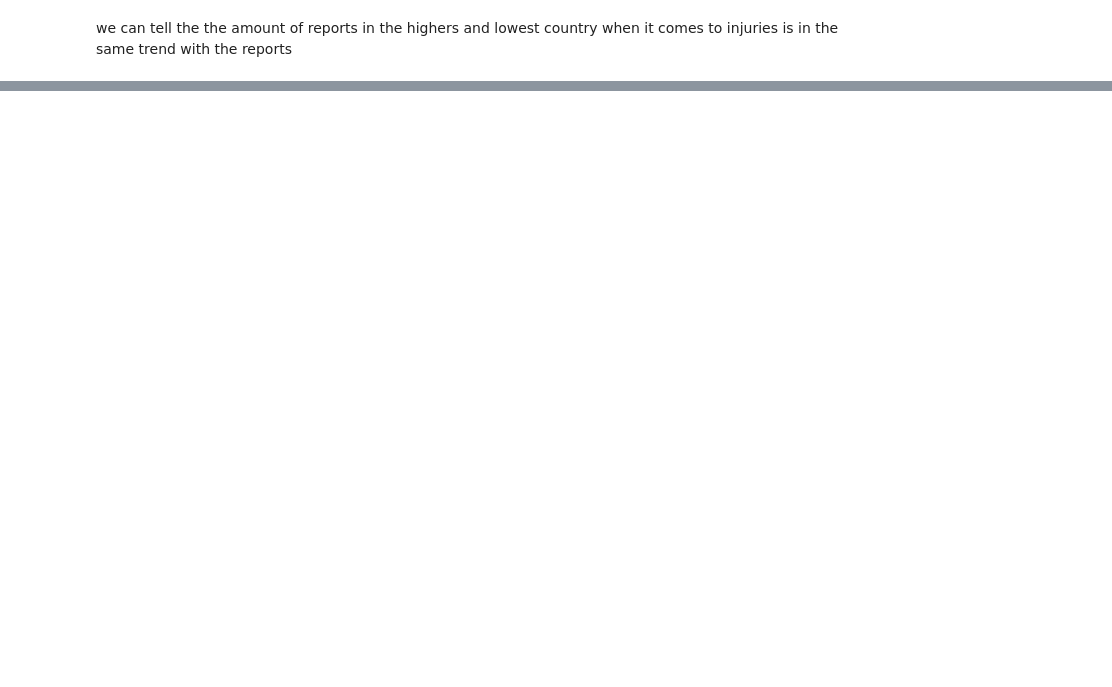
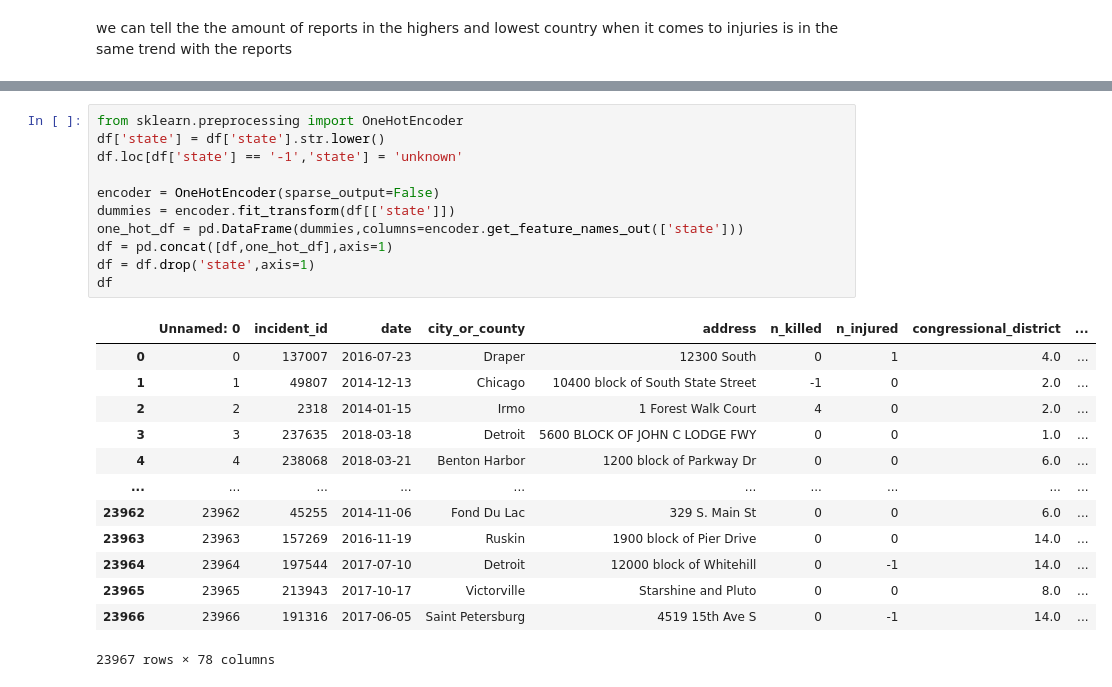
Before and after one commit to benmoyal1/data_science_lab, a Jupyter notebook: week1/lab_week_one.ipynb, the cells around one changed output, grey strips where cells are left out. Drawn from its saved outputs; the diff is of its cells as text; blank space fills up the shorter version.

```diff
--- a/week1/lab_week_one.ipynb
+++ b/week1/lab_week_one.ipynb
@@ -387,0 +392,25 @@ we can tell the the amount of reports in the highers and lowest country when it
+# %%
+from sklearn.preprocessing import OneHotEncoder
+df['state'] = df['state'].str.lower()
+df.loc[df['state'] == '-1','state'] = 'unknown'
+
+encoder = OneHotEncoder(sparse_output=False)
+dummies = encoder.fit_transform(df[['state']])
+one_hot_df = pd.DataFrame(dummies,columns=encoder.get_feature_names_out(['state']))
+df = pd.concat([df,one_hot_df],axis=1)
+df = df.drop('state',axis=1)
+df
+# %% [output]
+|  | Unnamed: 0 | incident_id | date | city_or_county | address | n_killed | n_injured | congressional_district | ... |
+| 0 | 0 | 137007 | 2016-07-23 | Draper | 12300 South | 0 | 1 | 4.0 | ... |
+| 1 | 1 | 49807 | 2014-12-13 | Chicago | 10400 block of South State Street | -1 | 0 | 2.0 | ... |
+| 2 | 2 | 2318 | 2014-01-15 | Irmo | 1 Forest Walk Court | 4 | 0 | 2.0 | ... |
+| 3 | 3 | 237635 | 2018-03-18 | Detroit | 5600 BLOCK OF JOHN C LODGE FWY | 0 | 0 | 1.0 | ... |
+| 4 | 4 | 238068 | 2018-03-21 | Benton Harbor | 1200 block of Parkway Dr | 0 | 0 | 6.0 | ... |
+| ... | ... | ... | ... | ... | ... | ... | ... | ... | ... |
+| 23962 | 23962 | 45255 | 2014-11-06 | Fond Du Lac | 329 S. Main St | 0 | 0 | 6.0 | ... |
+| 23963 | 23963 | 157269 | 2016-11-19 | Ruskin | 1900 block of Pier Drive | 0 | 0 | 14.0 | ... |
+| 23964 | 23964 | 197544 | 2017-07-10 | Detroit | 12000 block of Whitehill | 0 | -1 | 14.0 | ... |
+| 23965 | 23965 | 213943 | 2017-10-17 | Victorville | Starshine and Pluto | 0 | 0 | 8.0 | ... |
+| 23966 | 23966 | 191316 | 2017-06-05 | Saint Petersburg | 4519 15th Ave S | 0 | -1 | 14.0 | ... |
+23967 rows × 78 columns
```
Also changed, not shown: parts of 13 cells of this notebook, 1 other file.
